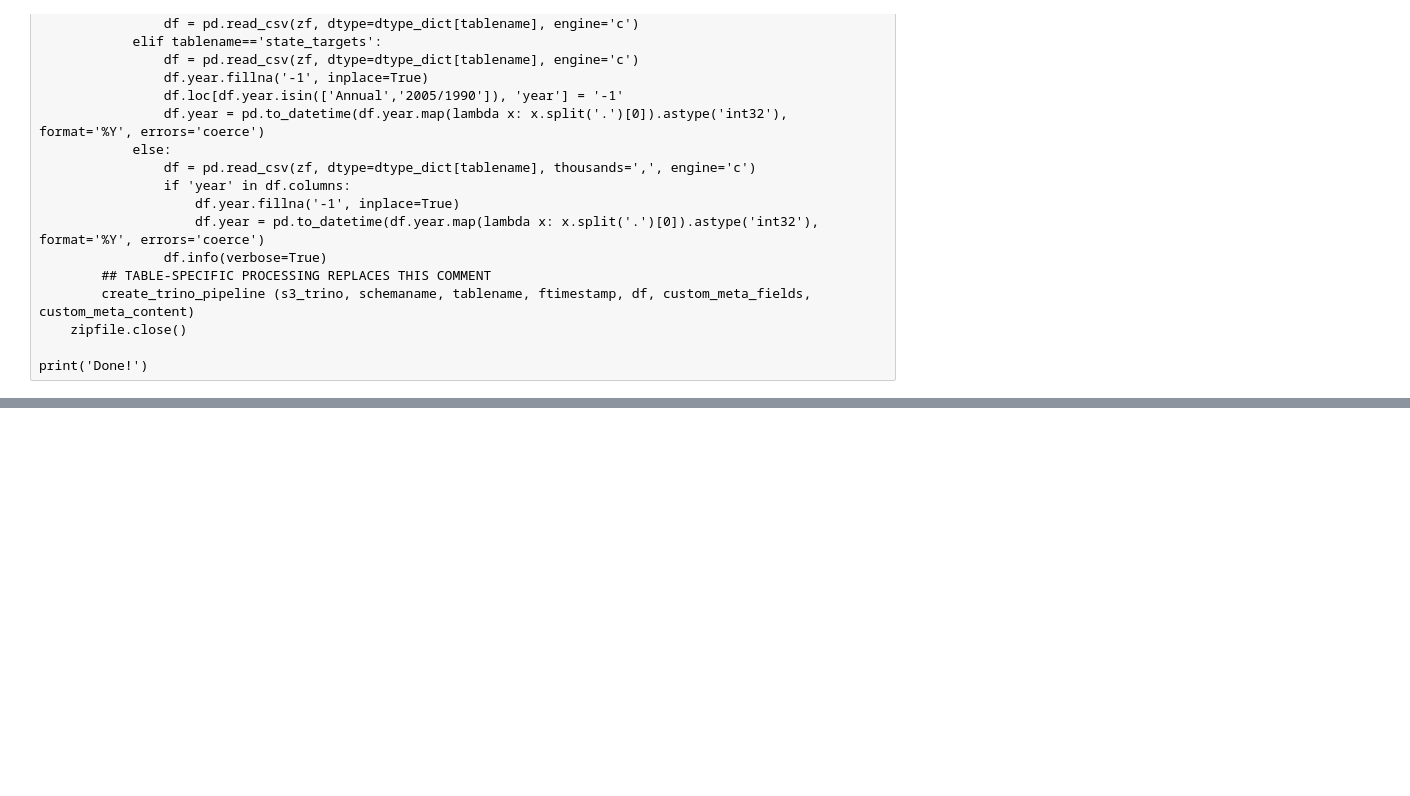
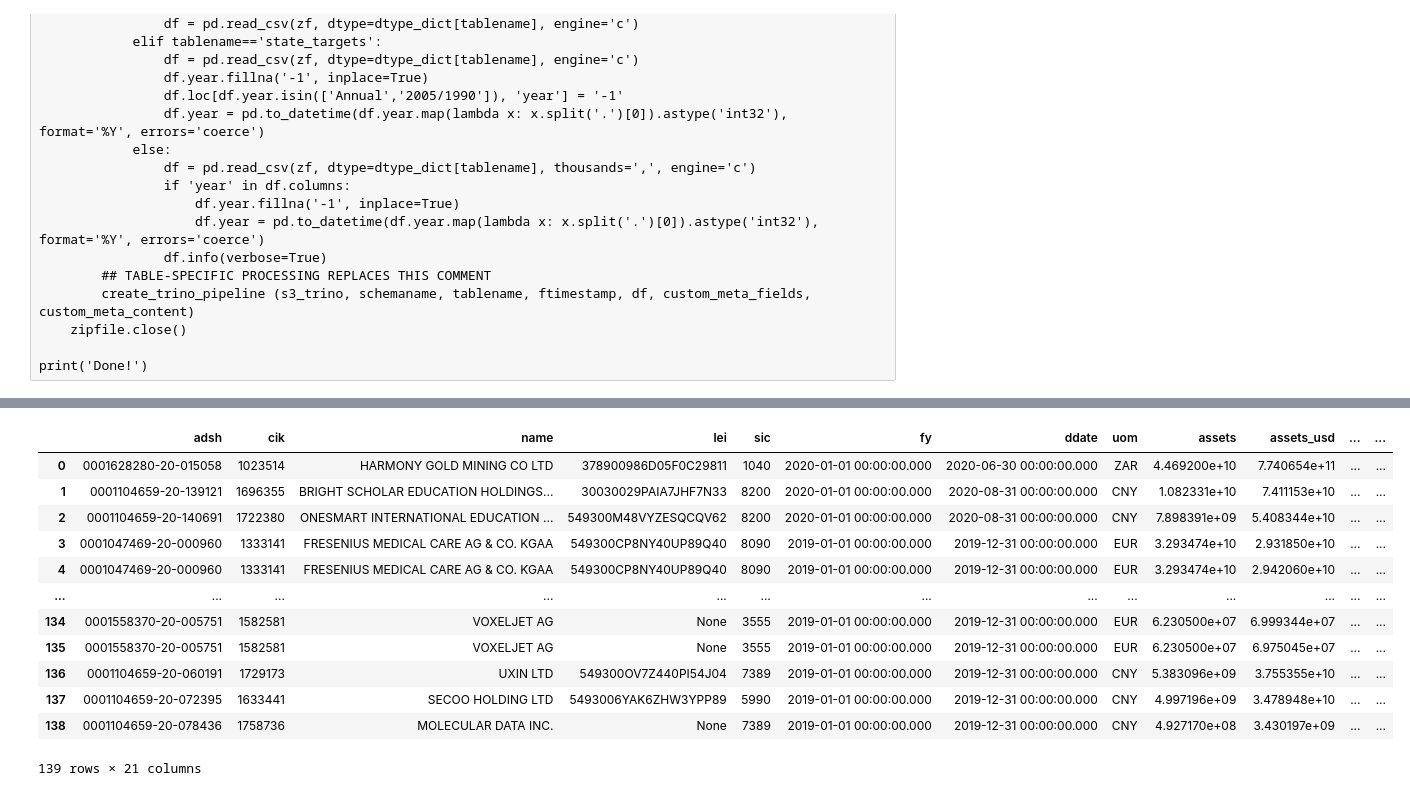
Before and after one commit to os-climate/DERA-ingest-pipeline, a Jupyter notebook: notebooks/DERA-ingest.ipynb, the cells around one changed output, grey strips where cells are left out. Drawn from its saved outputs; the diff is of its cells as text; code cells hidden in the pictures; blank space fills up the shorter version.

```diff
--- a/notebooks/DERA-ingest.ipynb
+++ b/notebooks/DERA-ingest.ipynb
@@ -381,0 +561,30 @@ print(list(zip(tablenames, l)))
+# %%
+import pandas as pd
+
+df = pd.read_sql("""
+select S.adsh, S.cik, name, lei, sic, S.fy, N.ddate, N.uom, N.value as assets, FX.value * N.value as assets_usd, FX.*
+from sec_dera.sub as S
+     join sec_dera.assets_xyz_by_adsh_ddate as AD on S.adsh=AD.adsh
+     join sec_dera.num as N on AD.adsh=N.adsh and AD.a_ddate=N.ddate
+     join sec_dera.num as FX on N.adsh=FX.adsh and N.ddate=FX.ddate
+where N.coreg is NULL
+      and N.qtrs=0
+      and N.tag='Assets'
+      and FX.tag like '%ExchangeRate%'
+      and (FX.uom like (N.uom || '/USD') or FX.uom like ('USD/' || N.uom))
+""", engine, index_col=None)
+df
+# %% [output]
+|  | adsh | cik | name | lei | sic | fy | ddate | uom | assets | assets_usd | ... | ... |
+| 0 | 0001628280-20-015058 | 1023514 | HARMONY GOLD MINING CO LTD | 378900986D05F0C29811 | 1040 | 2020-01-01 00:00:00.000 | 2020-06-30 00:00:00.000 | ZAR | 4.469200e+10 | 7.740654e+11 | ... | ... |
+| 1 | 0001104659-20-139121 | 1696355 | BRIGHT SCHOLAR EDUCATION HOLDINGS... | 30030029PAIA7JHF7N33 | 8200 | 2020-01-01 00:00:00.000 | 2020-08-31 00:00:00.000 | CNY | 1.082331e+10 | 7.411153e+10 | ... | ... |
+| 2 | 0001104659-20-140691 | 1722380 | ONESMART INTERNATIONAL EDUCATION ... | 549300M48VYZESQCQV62 | 8200 | 2020-01-01 00:00:00.000 | 2020-08-31 00:00:00.000 | CNY | 7.898391e+09 | 5.408344e+10 | ... | ... |
+| 3 | 0001047469-20-000960 | 1333141 | FRESENIUS MEDICAL CARE AG & CO. KGAA | 549300CP8NY40UP89Q40 | 8090 | 2019-01-01 00:00:00.000 | 2019-12-31 00:00:00.000 | EUR | 3.293474e+10 | 2.931850e+10 | ... | ... |
+| 4 | 0001047469-20-000960 | 1333141 | FRESENIUS MEDICAL CARE AG & CO. KGAA | 549300CP8NY40UP89Q40 | 8090 | 2019-01-01 00:00:00.000 | 2019-12-31 00:00:00.000 | EUR | 3.293474e+10 | 2.942060e+10 | ... | ... |
+| ... | ... | ... | ... | ... | ... | ... | ... | ... | ... | ... | ... | ... |
+| 134 | 0001558370-20-005751 | 1582581 | VOXELJET AG | None | 3555 | 2019-01-01 00:00:00.000 | 2019-12-31 00:00:00.000 | EUR | 6.230500e+07 | 6.999344e+07 | ... | ... |
+| 135 | 0001558370-20-005751 | 1582581 | VOXELJET AG | None | 3555 | 2019-01-01 00:00:00.000 | 2019-12-31 00:00:00.000 | EUR | 6.230500e+07 | 6.975045e+07 | ... | ... |
+| 136 | 0001104659-20-060191 | 1729173 | UXIN LTD | 549300OV7Z440PI54J04 | 7389 | 2019-01-01 00:00:00.000 | 2019-12-31 00:00:00.000 | CNY | 5.383096e+09 | 3.755355e+10 | ... | ... |
+| 137 | 0001104659-20-072395 | 1633441 | SECOO HOLDING LTD | 5493006YAK6ZHW3YPP89 | 5990 | 2019-01-01 00:00:00.000 | 2019-12-31 00:00:00.000 | CNY | 4.997196e+09 | 3.478948e+10 | ... | ... |
+| 138 | 0001104659-20-078436 | 1758736 | MOLECULAR DATA INC. | None | 7389 | 2019-01-01 00:00:00.000 | 2019-12-31 00:00:00.000 | CNY | 4.927170e+08 | 3.430197e+09 | ... | ... |
+139 rows × 21 columns
```
Also changed, not shown: parts of 15 cells of this notebook.
